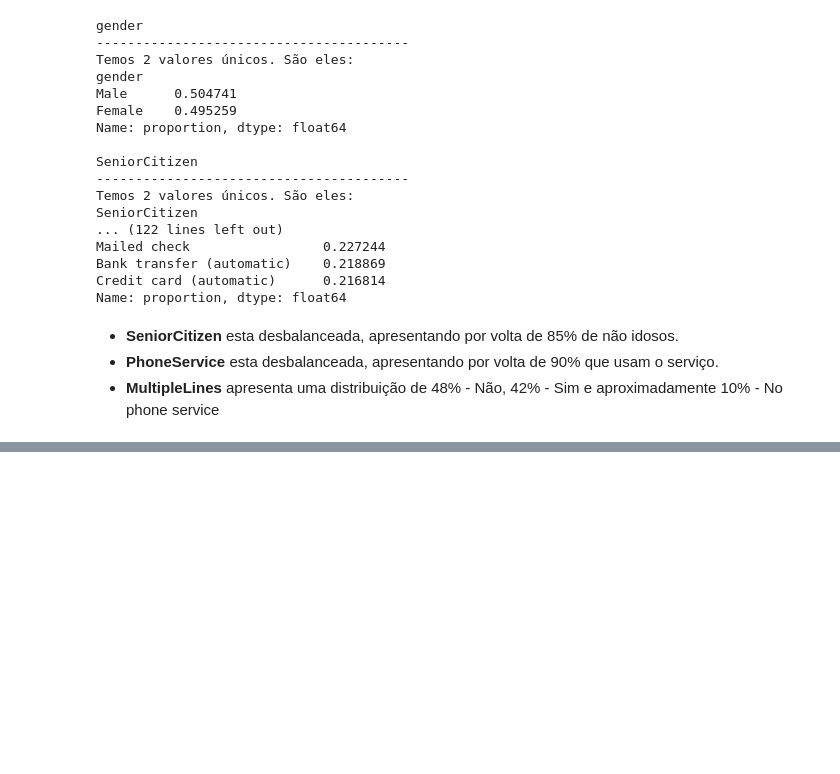
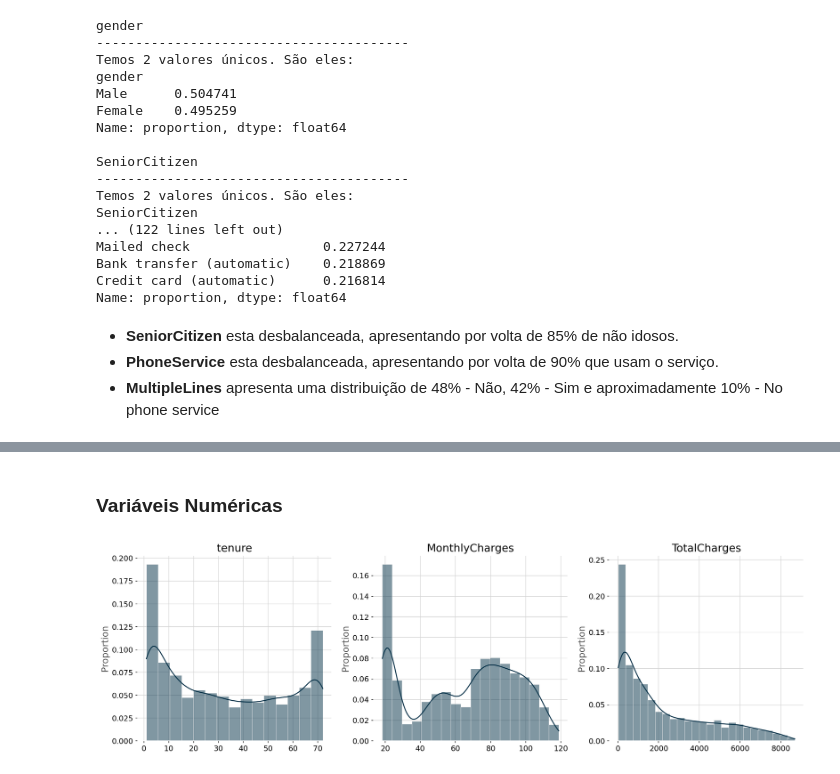
Before and after one commit to idfelipemalatesta/Telco-Customer-Churn, a Jupyter notebook: notebook/EDA.ipynb, the cells around one changed output, grey strips where cells are left out. Saved outputs shown, nothing was run; the diff lists cells and outputs as text; code cells hidden in the pictures; blank space fills up the shorter version.

```diff
--- a/notebook/EDA.ipynb
+++ b/notebook/EDA.ipynb
@@ -354,0 +402,6 @@ Name: proportion, dtype: float64
+# %% [markdown]
+### Variáveis Numéricas
+# %%
+analysis_plots(data=train, features=numerical_features, kde=True, figsize=(16, 5))
+# %% [output]
+[figure, added]
```
Also changed, not shown: parts of 32 cells of this notebook.
